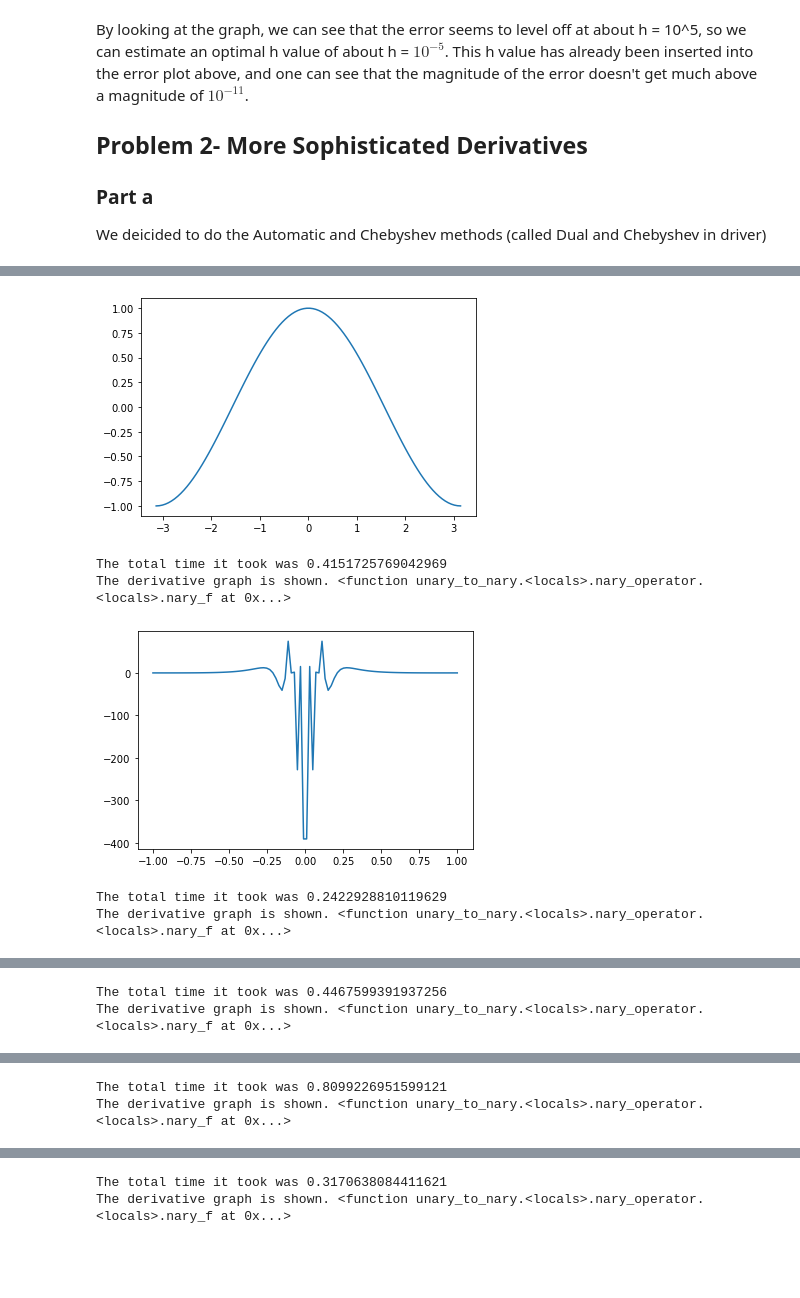
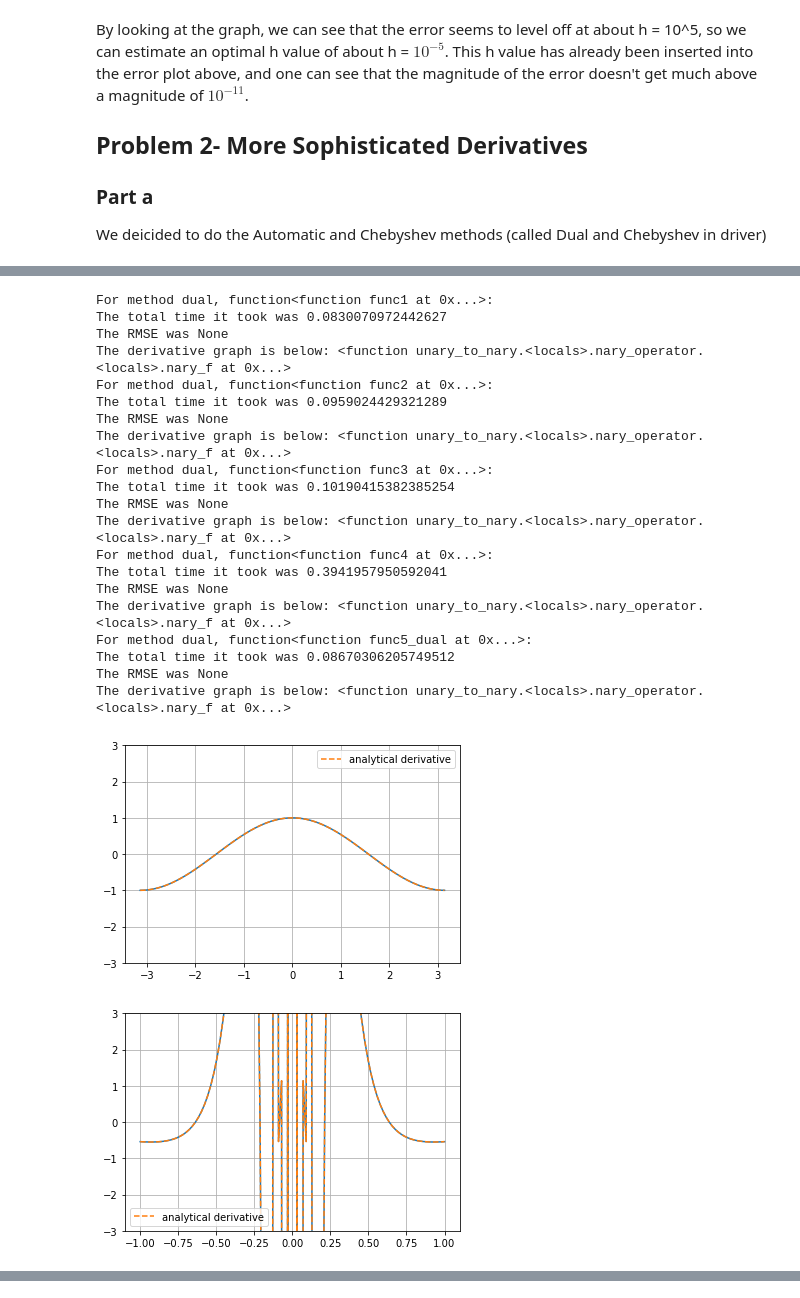
Before and after one commit to erasmussen4/530, a Jupyter notebook: NumericalDerivativesHW.ipynb, the cells around one changed output, grey strips where cells are left out. Cells and saved outputs as stored; diff of their text form; code cells hidden in the pictures; blank space fills up the shorter version.

```diff
--- a/NumericalDerivativesHW.ipynb
+++ b/NumericalDerivativesHW.ipynb
@@ -103,7 +114,7 @@ def dual(fun, interval, N=100):
     return deriv
 # %%
 import time
-def driver( method, function, interval, N=100 ):
+def driver( method, function, interval, analytical, N=100 ):
     if method=='chebyshev':
         start = time.time()
         derivative = chebyshev( function, interval, N )
@@ -115,8 +126,17 @@ def driver( method, function, interval, N=100 ):
     else:
         print('Please choose a method \'chebyshev\' or \'dual\'')
     total_time = end - start
+    x = np.linspace(interval[0],interval[1],N)
+    plt.plot(x, analytical(x), label='analytical derivative', linestyle='dashed')
+    plt.legend()
+    plt.ylim([-3,3])
+    # RMSE = rmse(derivative, analytical(x))
+    RMSE = None
+    print(f'For method {method}, function{function}:')
     print(f'The total time it took was {total_time}')
-    print(f'The derivative graph is shown. {derivative}')
+    print(f'The RMSE was {RMSE}')
+    print(f'The derivative graph is below: {derivative}')
+    # return derivative, total_time
 # %%
 import numpy as np
 
@@ -134,7 +154,17 @@ def func4(x):
         x = anp.sin(x)
     return x
 
-def func5(x):
+def func5_cheb(x):
+    y = anp.zeros(anp.shape(x))
+    for idx, x_val in enumerate(x):
+        A = anp.array([[1,x_val],[2,x_val**2]])
+        b = anp.array([1,1])
+        y_vec = anp.linalg.solve(A,b)
+        y[idx] = 1/anp.linalg.norm(y_vec,2)
+    print(1/anp.linalg.norm(y))
+    return y
+
+def func5_dual(x):
     A = anp.array([[1,x],[2,x**2]])
     b = anp.array([1,1])
     y = anp.linalg.solve(A,b)
@@ -142,0 +210,8 @@ def func5(x):
+# %%
+pi = np.pi
+
+driver('chebyshev', func1, [-pi,pi], func1p)
+driver('chebyshev', func2, [-1,1], func2p)
+driver('chebyshev', func3, [3.13,3.16], func3p)
+driver('chebyshev', func4, [-1,1], func4p)
+driver('chebyshev', func5_cheb, [-3,3], func5p)
@@ -143,13 +241,29 @@ def func5(x):
 # %%
-driver('dual', func1, [-np.pi,np.pi], 100)
-driver('dual', func2, [-1,1], 100)
-driver('dual', func3, [3.13,3.16], 100)
-driver('dual', func4, [-1,1], 100)
-driver('dual', func5, [-3,3], 100)
+driver('dual', func1, [-pi,pi], func1p)
+driver('dual', func2, [-1,1], func2p)
+driver('dual', func3, [3.13,3.16], func3p)
+driver('dual', func4, [-1,1], func4p)
+driver('dual', func5_dual, [-3,3], func5p)
 # %% [output]
+For method dual, function<function func1 at 0x...>:
+The total time it took was 0.0830070972442627
+The RMSE was None
+The derivative graph is below: <function unary_to_nary.<locals>.nary_operator.<locals>.nary_f at 0x...>
+For method dual, function<function func2 at 0x...>:
+The total time it took was 0.0959024429321289
+The RMSE was None
+The derivative graph is below: <function unary_to_nary.<locals>.nary_operator.<locals>.nary_f at 0x...>
+For method dual, function<function func3 at 0x...>:
+The total time it took was 0.10190415382385254
+The RMSE was None
+The derivative graph is below: <function unary_to_nary.<locals>.nary_operator.<locals>.nary_f at 0x...>
+For method dual, function<function func4 at 0x...>:
+The total time it took was 0.3941957950592041
+The RMSE was None
+The derivative graph is below: <function unary_to_nary.<locals>.nary_operator.<locals>.nary_f at 0x...>
+For method dual, function<function func5_dual at 0x...>:
+The total time it took was 0.08670306205749512
+The RMSE was None
+The derivative graph is below: <function unary_to_nary.<locals>.nary_operator.<locals>.nary_f at 0x...>
-[figure, old version]
+[figure, new version]
-The total time it took was 0.4151725769042969
-The derivative graph is shown. <function unary_to_nary.<locals>.nary_operator.<locals>.nary_f at 0x...>
-[figure, old version]
+[figure, new version]
-The total time it took was 0.2422928810119629
-The derivative graph is shown. <function unary_to_nary.<locals>.nary_operator.<locals>.nary_f at 0x...>
@@ -157,2 +270,0 @@ The derivative graph is shown. <function unary_to_nary.<locals>.nary_operator.<l
-The total time it took was 0.4467599391937256
-The derivative graph is shown. <function unary_to_nary.<locals>.nary_operator.<locals>.nary_f at 0x...>
@@ -160,2 +271,0 @@ The derivative graph is shown. <function unary_to_nary.<locals>.nary_operator.<l
-The total time it took was 0.8099226951599121
-The derivative graph is shown. <function unary_to_nary.<locals>.nary_operator.<locals>.nary_f at 0x...>
@@ -163,2 +272,0 @@ The derivative graph is shown. <function unary_to_nary.<locals>.nary_operator.<l
-The total time it took was 0.3170638084411621
-The derivative graph is shown. <function unary_to_nary.<locals>.nary_operator.<locals>.nary_f at 0x...>
```
Also changed, not shown: parts of 8 cells of this notebook.
